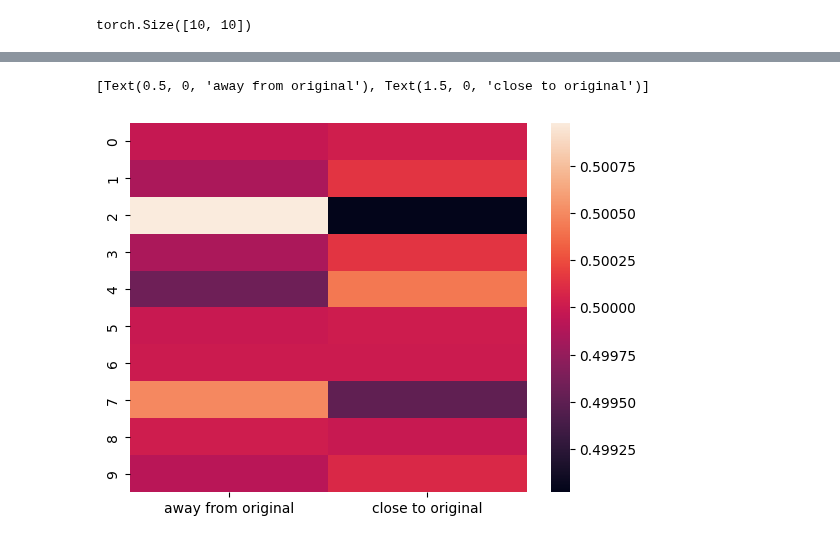
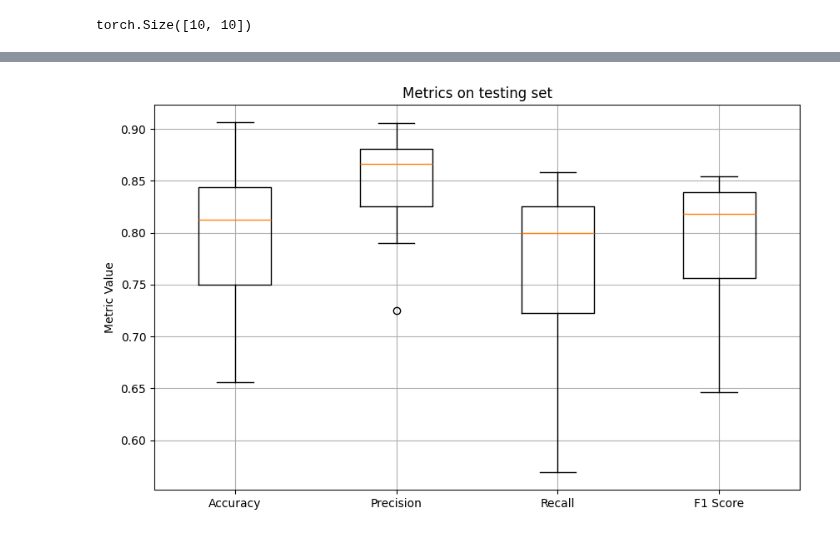
Before and after one commit to czi-ai/reg-net-llm, a Jupyter notebook: notebooks/test_GNNs.ipynb, the cells around one changed output, grey strips where cells are left out. Drawn from its saved outputs; the diff is of its cells as text; code cells hidden in the pictures.

```diff
--- a/notebooks/test_GNNs.ipynb
+++ b/notebooks/test_GNNs.ipynb
@@ -241,6 +208,0 @@ import seaborn as sns
-# %%
-ax = sns.heatmap(Attn[0][0:10, :, :].squeeze().detach().numpy())
-ax.set_xticklabels(['away from original', 'close to original'])
-# %% [output]
-[Text(0.5, 0, 'away from original'), Text(1.5, 0, 'close to original')]
-[figure, removed]
@@ -246,0 +211,32 @@ ax.set_xticklabels(['away from original', 'close to original'])
+# %%
+model.eval()
+accuracies = []
+precisions = []
+recalls = []
+f1_scores = []
+
+model.eval()
+with torch.no_grad():
+    for batch in test_loader:
+        h, h_conv, graphs, w = model(batch.x, batch.edge_index, batch.edge_attr, batch.batch)
+        y_pred_np = h.argmax(dim=1).detach().numpy()
+        y_true_np = batch.y.numpy()
+
+        # Compute metrics for the current batch
+        accuracies.append(accuracy_score(y_true_np, y_pred_np))
+        precisions.append(precision_score(y_true_np, y_pred_np, zero_division=0, average='macro'))
+        recalls.append(recall_score(y_true_np, y_pred_np,  zero_division=0,average='macro'))
+        f1_scores.append(f1_score(y_true_np, y_pred_np, average='macro'))
+# %%
+all_metrics = [accuracies, precisions, recalls, f1_scores]
+metric_labels = ['Accuracy', 'Precision', 'Recall', 'F1 Score']
+
+# Create boxplots
+plt.figure(figsize=(10, 6))
+plt.boxplot(all_metrics, labels=metric_labels)
+plt.ylabel('Metric Value')
+plt.title('Metrics on testing set')
+plt.grid(True)
+plt.show()
+# %% [output]
+[figure, added]
```
Also changed, not shown: parts of 26 cells of this notebook, 4 other files.
